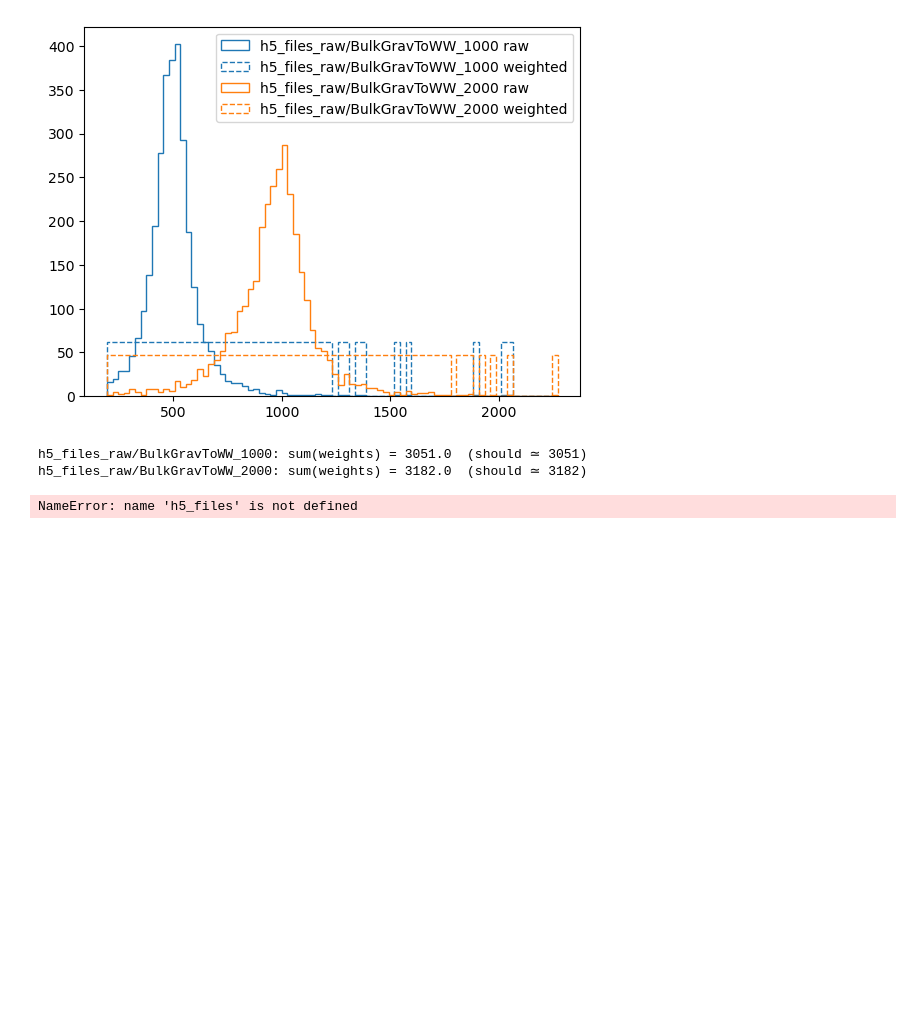
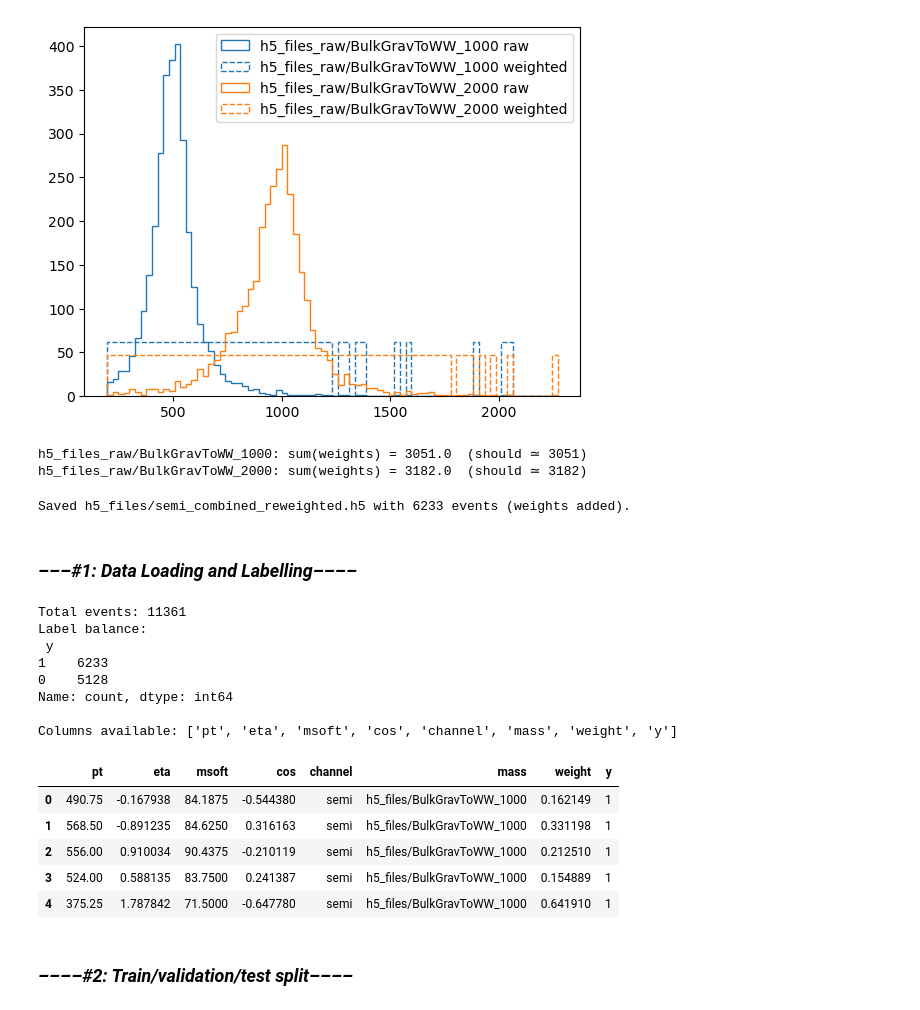
Before and after one commit to aimenobaid/polarization, a Jupyter notebook: NN.ipynb, the cells around one changed output. Cells and saved outputs as stored; diff of their text form; code cells hidden in the pictures; blank space fills up the shorter version.

```diff
--- a/NN.ipynb
+++ b/NN.ipynb
@@ -94,8 +114,52 @@ h5_files_raw/BulkGravToWW_2000: sum(weights) = 3182.0  (should ≃ 3182)
 # %%
 # ——— 7) CLEAN UP & SAVE ———
 df_all.drop(columns="pt_bin", inplace=True)
-outname = "bulk_semi_combined_reweighted.h5"
+outname = "h5_files/semi_combined_reweighted.h5"
 df_all.to_hdf(outname, key="df", mode="w")
 print(f"Saved {outname} with {len(df_all)} events (weights added).")
 # %% [output]
-NameError: name 'h5_files' is not defined
+Saved h5_files/semi_combined_reweighted.h5 with 6233 events (weights added).
+# %% [markdown]
+### *–––#1: Data Loading and Labelling––––*
+# %%
+# ——— 1) LOAD THE TWO H5 FILES ———
+
+# Bulk (mostly longitudinal W)  → label y = 1
+df_bulk = pd.read_hdf("h5_files/bulk_semi_combined_reweighted.h5", key="df")
+df_bulk["y"] = 1
+
+# RS (mostly transverse W)      → label y = 0
+df_rs   = pd.read_hdf("h5_files/rs_semi_combined_reweighted.h5",   key="df")
+df_rs["y"]   = 0
+
+# ——— 2) CONCATENATE INTO A SINGLE DATAFRAME ———
+df = pd.concat([df_bulk, df_rs], ignore_index=True)
+
+# ——— drop the old label column to avoid confusion ———
+if "label" in df.columns:
+    df = df.drop(columns="label")
+
+# ——— 3) BASIC SANITY CHECKS ———
+print("Total events:", len(df))
+print("Label balance:\n", df["y"].value_counts(), "\n")
+print("Columns available:", list(df.columns))
+
+# Optional: peek at the first few rows
+display(df.head())
+# %% [output]
+Total events: 11361
+Label balance:
+ y
+1    6233
+0    5128
+Name: count, dtype: int64
+
+Columns available: ['pt', 'eta', 'msoft', 'cos', 'channel', 'mass', 'weight', 'y']
+|  | pt | eta | msoft | cos | channel | mass | weight | y |
+| 0 | 490.75 | -0.167938 | 84.1875 | -0.544380 | semi | h5_files/BulkGravToWW_1000 | 0.162149 | 1 |
+| 1 | 568.50 | -0.891235 | 84.6250 | 0.316163 | semi | h5_files/BulkGravToWW_1000 | 0.331198 | 1 |
+| 2 | 556.00 | 0.910034 | 90.4375 | -0.210119 | semi | h5_files/BulkGravToWW_1000 | 0.212510 | 1 |
+| 3 | 524.00 | 0.588135 | 83.7500 | 0.241387 | semi | h5_files/BulkGravToWW_1000 | 0.154889 | 1 |
+| 4 | 375.25 | 1.787842 | 71.5000 | -0.647780 | semi | h5_files/BulkGravToWW_1000 | 0.641910 | 1 |
+# %% [markdown]
+### *––––#2: Train/validation/test split––––*
```
Also changed, not shown: parts of 10 cells of this notebook.
